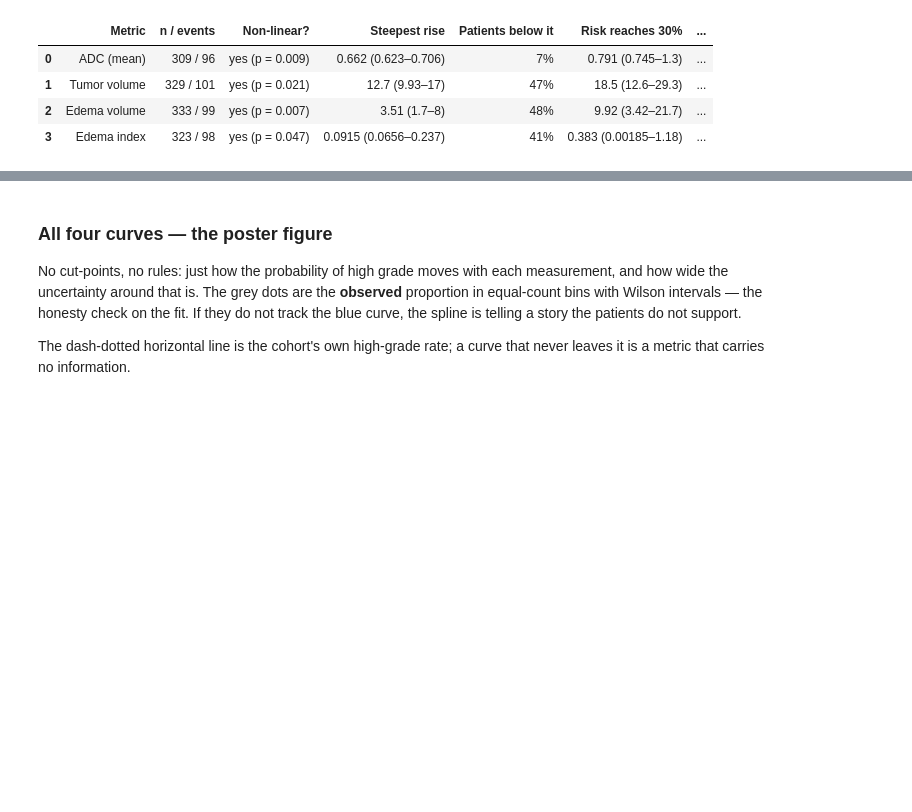
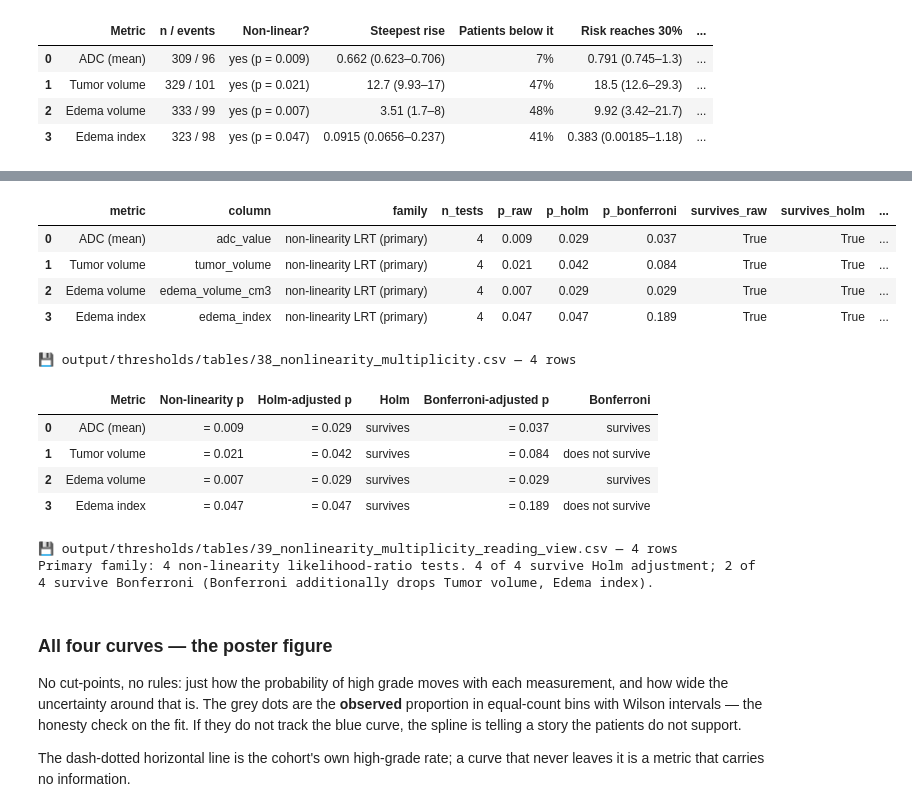
Before and after one commit to DrAndrushka/meningioma-atypier, a Jupyter notebook: meningioma-thresholder.ipynb, the cells around one changed output, grey strips where cells are left out. Saved outputs shown, nothing was run; the diff lists cells and outputs as text; code cells hidden in the pictures; blank space fills up the shorter version.

```diff
--- a/meningioma-thresholder.ipynb
+++ b/meningioma-thresholder.ipynb
@@ -321,3 +337,39 @@ art.table(RISK_READING, "04_risk_curves_reading_view", formatted=False,
+# %%
+MULTIPLICITY = ev.multiplicity_table(RISK_TABLE)
+art.table(MULTIPLICITY, "38_nonlinearity_multiplicity",
+          caption="The four non-linearity LRTs: raw, Holm- and Bonferroni-adjusted")
+art.table(ev.multiplicity_reading_view(MULTIPLICITY),
+          "39_nonlinearity_multiplicity_reading_view", formatted=False,
+          caption="Which measurements survive each correction")
+
+n_holm = int(MULTIPLICITY["survives_holm"].sum())
+n_bonf = int(MULTIPLICITY["survives_bonferroni"].sum())
+n_tests = len(MULTIPLICITY)
+dropped = list(MULTIPLICITY.loc[
+    MULTIPLICITY["survives_holm"] & ~MULTIPLICITY["survives_bonferroni"], "metric"])
+
+multiplicity_note = (
+    f"Primary family: {n_tests} non-linearity likelihood-ratio tests. "
+    f"{n_holm} of {n_tests} survive Holm adjustment; {n_bonf} of {n_tests} survive "
+    f"Bonferroni"
+    + (f" (Bonferroni additionally drops {', '.join(dropped)})." if dropped else ".")
+)
+print(multiplicity_note)
+art.note(multiplicity_note)
+# %% [output]
+|  | metric | column | family | n_tests | p_raw | p_holm | p_bonferroni | survives_raw | survives_holm | ... |
+| 0 | ADC (mean) | adc_value | non-linearity LRT (primary) | 4 | 0.009 | 0.029 | 0.037 | True | True | ... |
+| 1 | Tumor volume | tumor_volume | non-linearity LRT (primary) | 4 | 0.021 | 0.042 | 0.084 | True | True | ... |
+| 2 | Edema volume | edema_volume_cm3 | non-linearity LRT (primary) | 4 | 0.007 | 0.029 | 0.029 | True | True | ... |
+| 3 | Edema index | edema_index | non-linearity LRT (primary) | 4 | 0.047 | 0.047 | 0.189 | True | True | ... |
+💾 output/thresholds/tables/38_nonlinearity_multiplicity.csv — 4 rows
+|  | Metric | Non-linearity p | Holm-adjusted p | Holm | Bonferroni-adjusted p | Bonferroni |
+| 0 | ADC (mean) | = 0.009 | = 0.029 | survives | = 0.037 | survives |
+| 1 | Tumor volume | = 0.021 | = 0.042 | survives | = 0.084 | does not survive |
+| 2 | Edema volume | = 0.007 | = 0.029 | survives | = 0.029 | survives |
+| 3 | Edema index | = 0.047 | = 0.047 | survives | = 0.189 | does not survive |
+💾 output/thresholds/tables/39_nonlinearity_multiplicity_reading_view.csv — 4 rows
+Primary family: 4 non-linearity likelihood-ratio tests. 4 of 4 survive Holm adjustment; 2 of 4 survive Bonferroni (Bonferroni additionally drops Tumor volume, Edema index).
 # %% [markdown]
 ### All four curves — the poster figure
 
```
Also changed, not shown: parts of 2 cells of this notebook, 2 other files.
